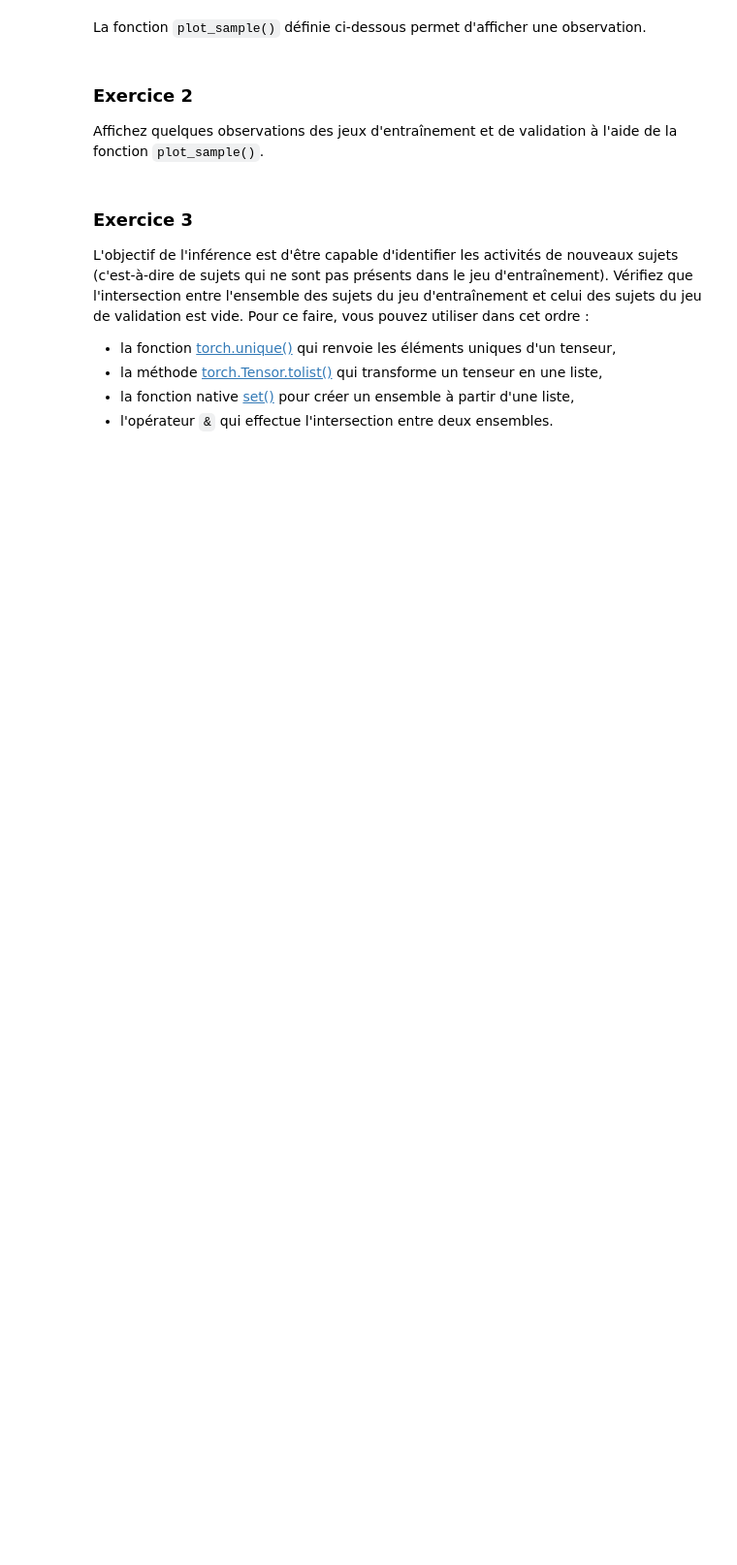
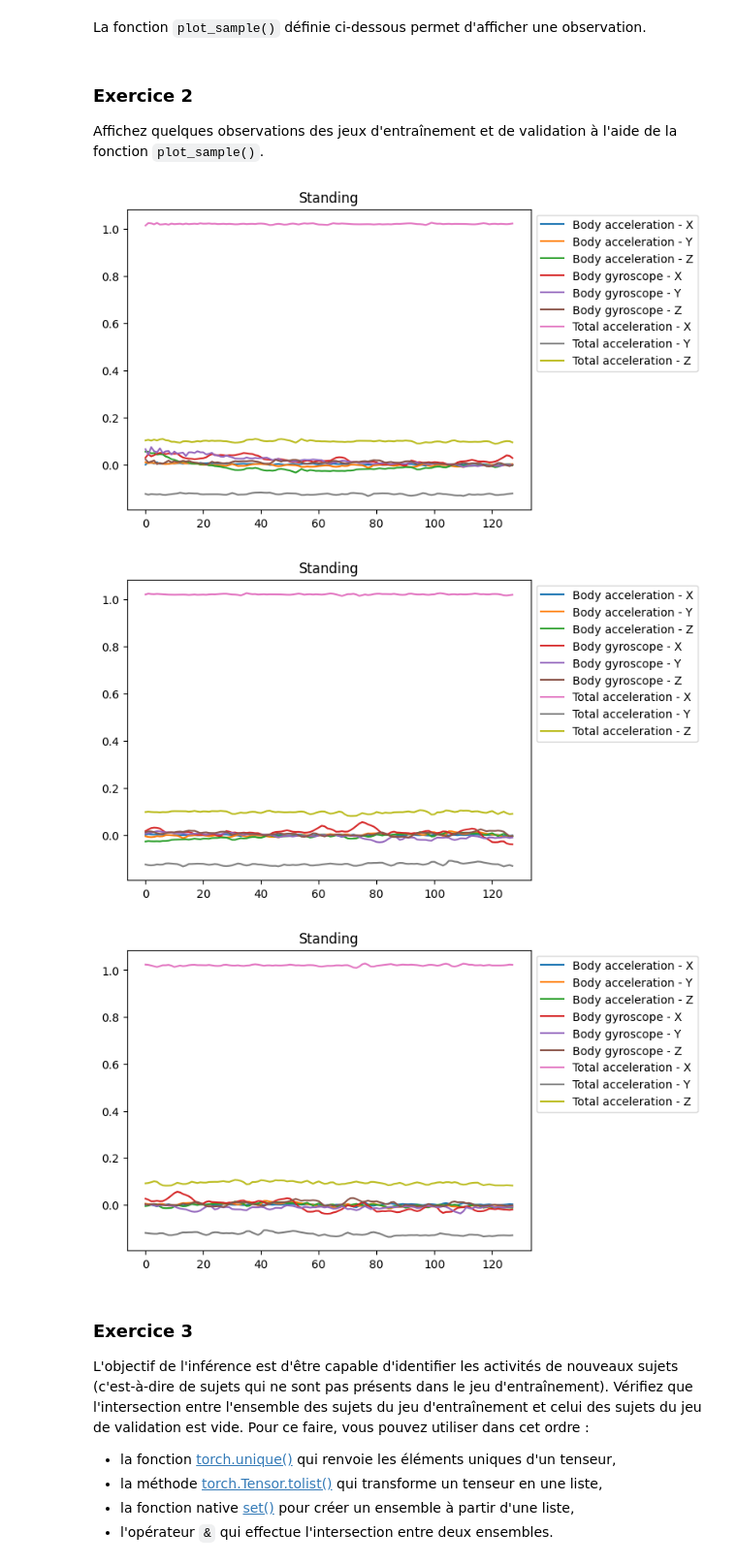
Before and after one commit to axelst2238/TP_intro_stat_spatiale, a Jupyter notebook: notebooks/TP_3_1_Axel_SAINT-DENIS.ipynb, the cells around one changed output. Shown at 97% size. Saved outputs shown, nothing was run; the diff lists cells and outputs as text; code cells hidden in the pictures; blank space fills up the shorter version.

```diff
--- a/notebooks/TP_3_1_Axel_SAINT-DENIS.ipynb
+++ b/notebooks/TP_3_1_Axel_SAINT-DENIS.ipynb
@@ -218,3 +227,11 @@ Affichez quelques observations des jeux d'entraînement et de validation à l'ai
+# %%
+for i in range (0,3) : #Pour les 3 premières observations
+  plot_sample(X_train, y_train, i)
+  plt.show()
+# %% [output]
+[figure, added]
+[figure, added]
+[figure, added]
 # %% [markdown]
 ### Exercice 3
 
```
Also changed, not shown: parts of 39 cells of this notebook.
